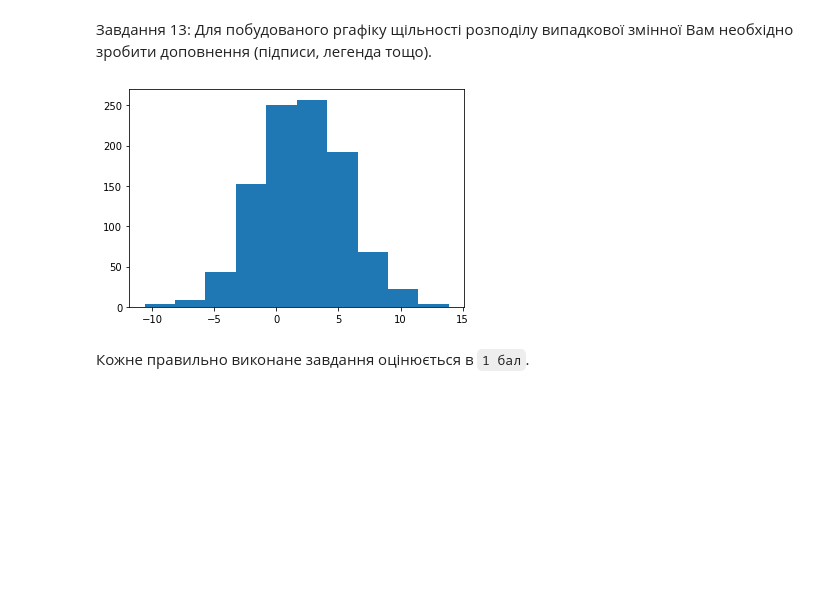
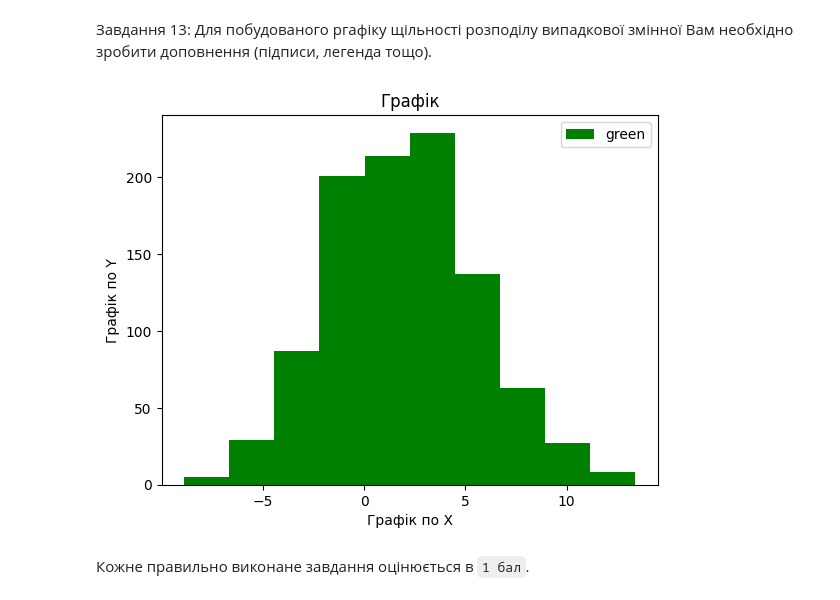
Before and after one commit to Prosik2205/OSHI, a Jupyter notebook: task1_basic_ML&DS_oleksander_prosimyak.ipynb, the cells around one changed output. Cells and saved outputs as stored; diff of their text form; code cells hidden in the pictures; blank space fills up the shorter version.

```diff
--- a/task1_basic_ML&DS_oleksander_prosimyak.ipynb
+++ b/task1_basic_ML&DS_oleksander_prosimyak.ipynb
@@ -319,10 +319,13 @@ plt.legend()
 Завдання 13: Для побудованого ргафіку щільності розподілу випадкової змінної Вам необхідно зробити доповнення (підписи, легенда тощо).
 # %%
 d = np.random.normal(loc=2.0, scale=3.5, size=1000)
+plt.hist(d, color='green', label='green')
+plt.xlabel('Графік по Х')
+plt.ylabel('Графік по Y')
+plt.title('Графік')
+plt.legend()
+plt.show()
+# %% [output]
+[figure, added]
-# %%
-plt.hist(d)
-plt.show()
-# %% [output]
-[figure, removed]
 # %% [markdown]
 Кожне правильно виконане завдання оцінюється в `1 бал`.
```
